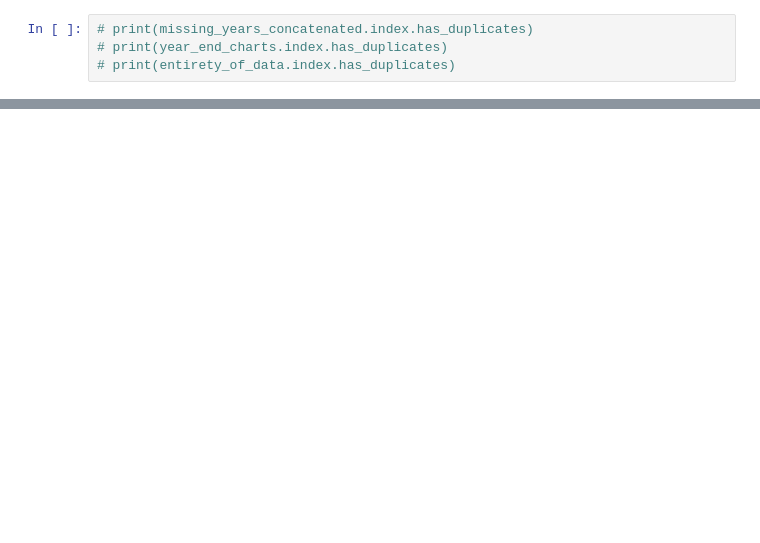
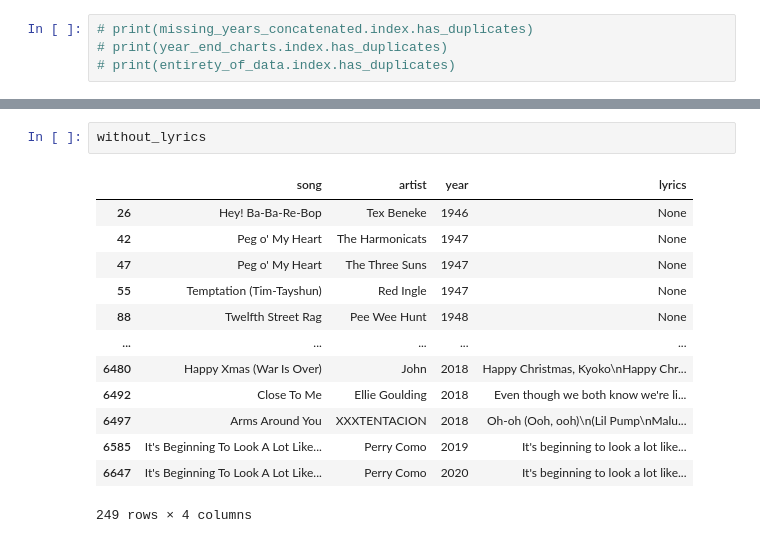
Before and after one commit to tohanov/miniproject-nlp, a Jupyter notebook: project.ipynb, the cells around one changed output, grey strips where cells are left out. Drawn from its saved outputs; the diff is of its cells as text; blank space fills up the shorter version.

```diff
--- a/project.ipynb
+++ b/project.ipynb
@@ -499,0 +492,16 @@ ConnectionError: ('Connection aborted.', RemoteDisconnected('Remote end closed c
+# %%
+without_lyrics
+# %% [output]
+|  | song | artist | year | lyrics |
+| 26 | Hey! Ba-Ba-Re-Bop | Tex Beneke | 1946 | None |
+| 42 | Peg o' My Heart | The Harmonicats | 1947 | None |
+| 47 | Peg o' My Heart | The Three Suns | 1947 | None |
+| 55 | Temptation (Tim-Tayshun) | Red Ingle | 1947 | None |
+| 88 | Twelfth Street Rag | Pee Wee Hunt | 1948 | None |
+| ... | ... | ... | ... | ... |
+| 6480 | Happy Xmas (War Is Over) | John | 2018 | Happy Christmas, Kyoko\nHappy Chr... |
+| 6492 | Close To Me | Ellie Goulding | 2018 | Even though we both know we're li... |
+| 6497 | Arms Around You | XXXTENTACION | 2018 | Oh-oh (Ooh, ooh)\n(Lil Pump\nMalu... |
+| 6585 | It's Beginning To Look A Lot Like... | Perry Como | 2019 | It's beginning to look a lot like... |
+| 6647 | It's Beginning To Look A Lot Like... | Perry Como | 2020 | It's beginning to look a lot like... |
+249 rows × 4 columns
```
Also changed, not shown: parts of 24 cells of this notebook.
